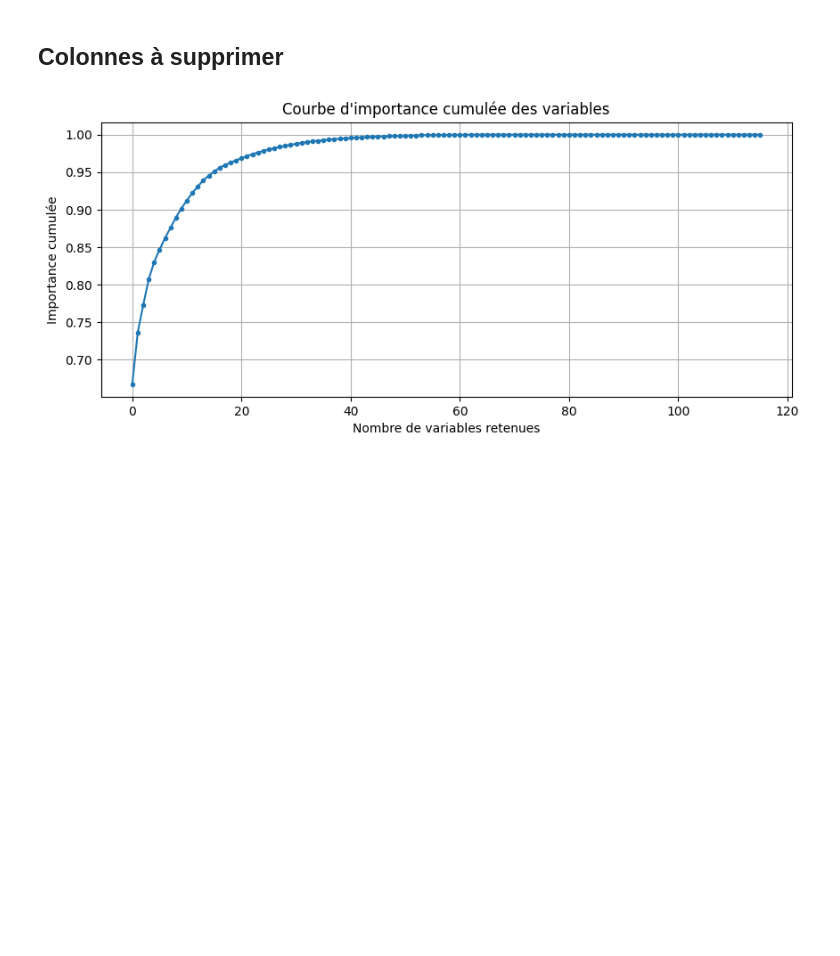
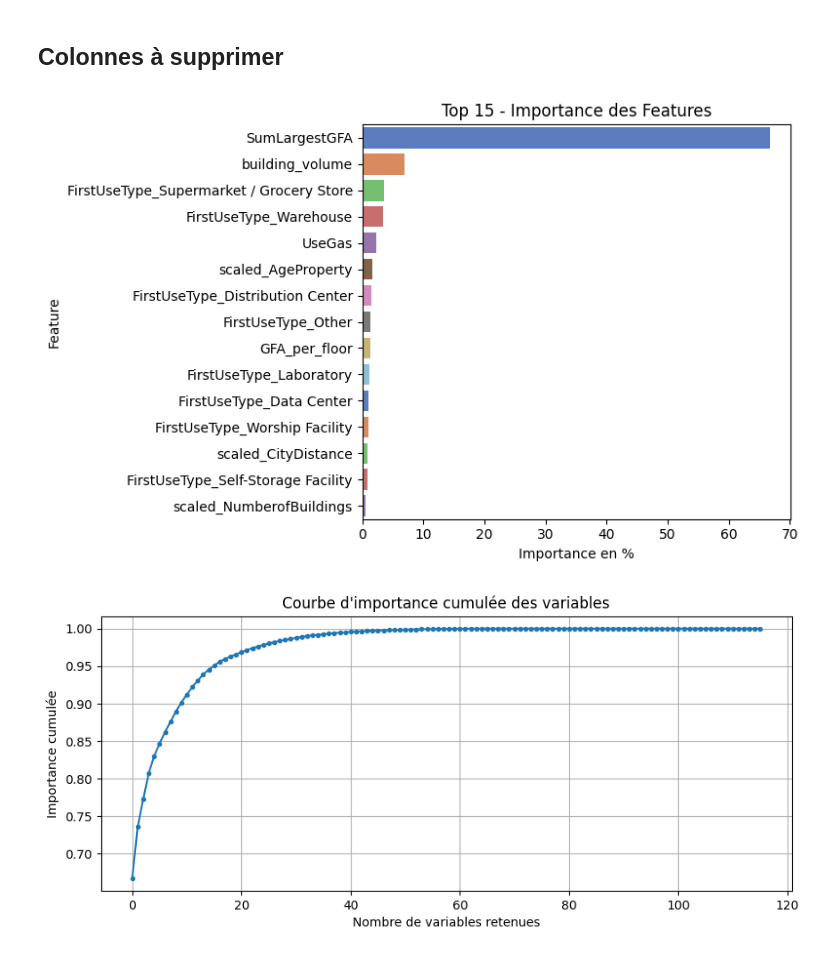
Before and after one commit to day811/OCDE-P6, a Jupyter notebook: modelistation_model1.ipynb, the cells around one changed output. Cells and saved outputs as stored; diff of their text form; code cells hidden in the pictures; blank space fills up the shorter version.

```diff
--- a/modelistation_model1.ipynb
+++ b/modelistation_model1.ipynb
@@ -492,5 +563,22 @@ Top 30 features by importance:
 # %% [markdown]
 ## Colonnes à supprimer
+# %%
+df_importances = pd.DataFrame({
+        'feature': feature_names[sorted_idx[:15]],
+        'importance': importances[sorted_idx[:15]]
+    })
+
+# Visualisation avec seaborn
+plt.figure(figsize=(8, 5))
+sns.barplot(x=df_importances['importance']*100, y=df_importances['feature'], hue=df_importances['feature'],palette='muted')
+
+plt.title('Top 15 - Importance des Features')
+plt.xlabel('Importance en %')
+plt.ylabel('Feature')
+plt.tight_layout()
+plt.show()
+# %% [output]
+[figure, added]
 # %%
 # Supposons model est un RandomForest entraîné
 sorted_importances = pd.Series(best_model.feature_importances_, index=X_train_final.columns).sort_values(ascending=False)
```
Also changed, not shown: parts of 8 cells of this notebook, 1 other file.
